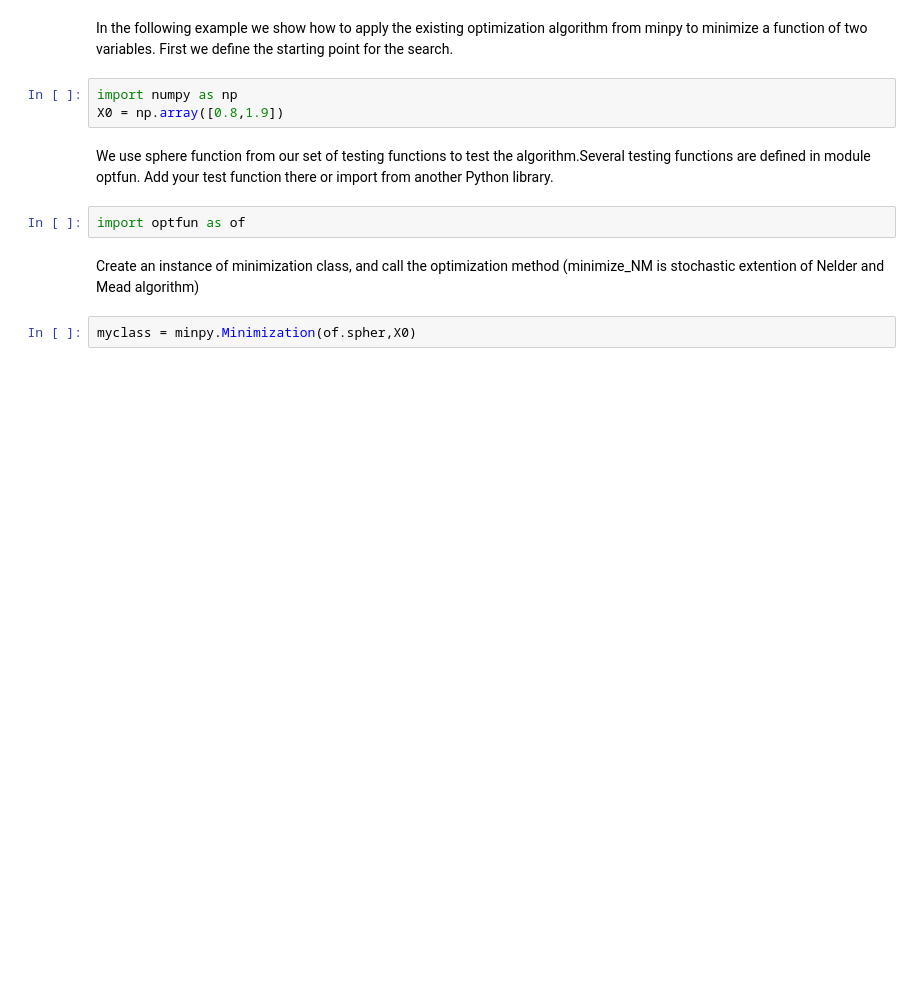
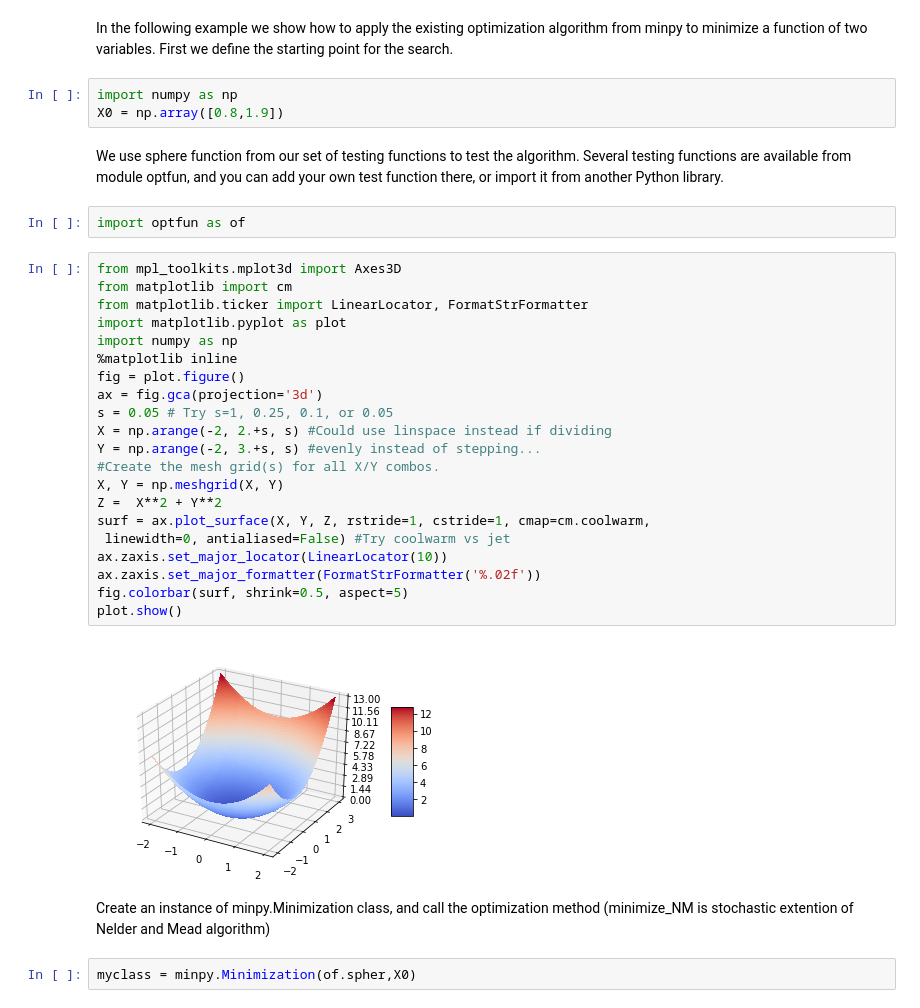
Before and after one commit to nadiakap/MinPy_edu, a Jupyter notebook: scripts/minpy_getting_started.ipynb, the cells around one changed output. Saved outputs shown, nothing was run; the diff lists cells and outputs as text; blank space fills up the shorter version.

```diff
--- a/scripts/minpy_getting_started.ipynb
+++ b/scripts/minpy_getting_started.ipynb
@@ -13,11 +13,34 @@ First we define the starting point for the search.
 import numpy as np
 X0 = np.array([0.8,1.9])
 # %% [markdown]
-We use sphere function from our set of testing functions to test the algorithm.Several testing functions are defined in module optfun.  Add your test function there or import from another Python library.
+We use sphere function from our set of testing functions to test the algorithm. Several testing functions are available from module optfun, and you can add your own test function there, or import it from another Python library.
 # %%
 import optfun as of
+# %%
+from mpl_toolkits.mplot3d import Axes3D
+from matplotlib import cm
+from matplotlib.ticker import LinearLocator, FormatStrFormatter
+import matplotlib.pyplot as plot
+import numpy as np
+%matplotlib inline
+fig = plot.figure()
+ax = fig.gca(projection='3d')
+s = 0.05 # Try s=1, 0.25, 0.1, or 0.05
+X = np.arange(-2, 2.+s, s) #Could use linspace instead if dividing
+Y = np.arange(-2, 3.+s, s) #evenly instead of stepping...
+#Create the mesh grid(s) for all X/Y combos.
+X, Y = np.meshgrid(X, Y)
+Z =  X**2 + Y**2
+surf = ax.plot_surface(X, Y, Z, rstride=1, cstride=1, cmap=cm.coolwarm,
+ linewidth=0, antialiased=False) #Try coolwarm vs jet
+ax.zaxis.set_major_locator(LinearLocator(10))
+ax.zaxis.set_major_formatter(FormatStrFormatter('%.02f'))
+fig.colorbar(surf, shrink=0.5, aspect=5)
+plot.show()
+# %% [output]
+[figure, added]
 # %% [markdown]
-Create an instance of minimization class, and call the optimization method (minimize_NM is stochastic extention of Nelder and Mead algorithm)
+Create an instance of minpy.Minimization class, and call the optimization method (minimize_NM is stochastic extention of Nelder and Mead algorithm)
 # %%
 myclass = minpy.Minimization(of.spher,X0)
 # %%
```
Also changed, not shown: parts of 7 cells of this notebook.
